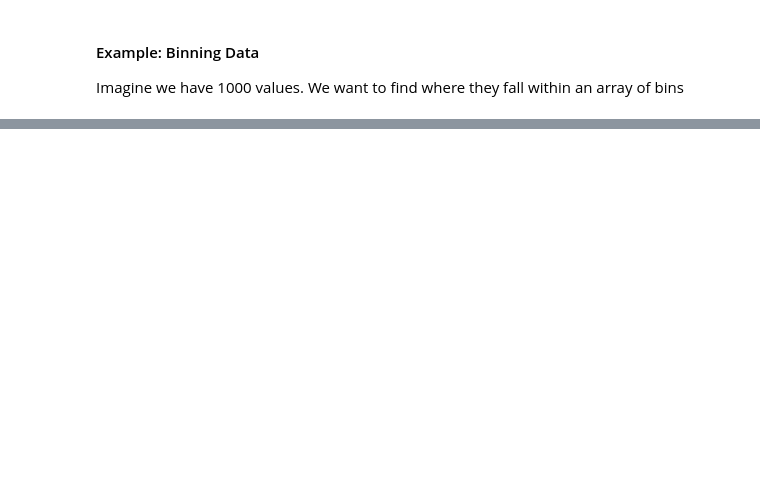
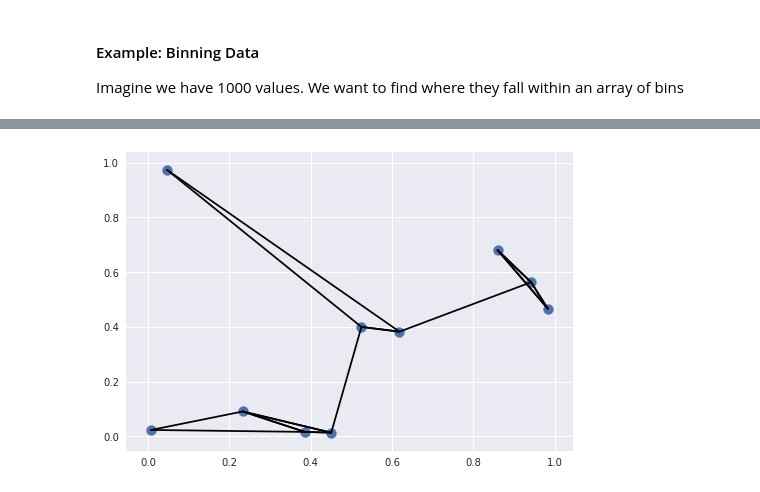
Before and after one commit to PeterChauYEG/learn-python, a Jupyter notebook: Python Data Science Handbook - NumPy.ipynb, the cells around one changed output, grey strips where cells are left out. Saved outputs shown, nothing was run; the diff lists cells and outputs as text; code cells hidden in the pictures; blank space fills up the shorter version.

```diff
--- a/Python Data Science Handbook - NumPy.ipynb
+++ b/Python Data Science Handbook - NumPy.ipynb
@@ -1437,0 +1063,5 @@ plt.hist(x, bins, histtype='step')
+# %%
+# Breakdown
+# for each pair of points, compute difference in the coordinates
+differences = X[:, np.newaxis, :] - X[np.newaxis, :, :]
+differences.shape
@@ -1437,0 +1070,4 @@ plt.hist(x, bins, histtype='step')
+# %%
+# square the coordinate differences
+sq_differences = differences ** 2
+sq_differences.shape
@@ -1437,0 +1076,4 @@ plt.hist(x, bins, histtype='step')
+# %%
+# sum the coordinate differences to the get squared distance
+dist_sq = sq_differences.sum(-1)
+dist_sq.shape
@@ -1437,0 +1103,18 @@ plt.hist(x, bins, histtype='step')
+# %%
+# the first column gives the numbers 0 through 9 in order. This is cause each point is nearest to itself
+# We need to partition k + 1 so that we get k neightbors
+K = 2
+nearest_partition = np.argpartition(dist_sq, K + 1, axis=1)
+# %%
+# plot the points with lines representing connections from each point to its two nearest neighbours
+plt.scatter(X[:, 0], X[:,1], s=100)
+
+#draw lines
+K = 2
+for i in range(X.shape[0]):
+    for j in nearest_partition[i, :K+1]:
+        # plot a line from X[i] to X[j]
+        # use some zip magic to make it happen
+        plt.plot(*zip(X[j], X[i]), color='black')
+# %% [output]
+[figure, added]
```
Also changed, not shown: parts of 188 cells of this notebook.
